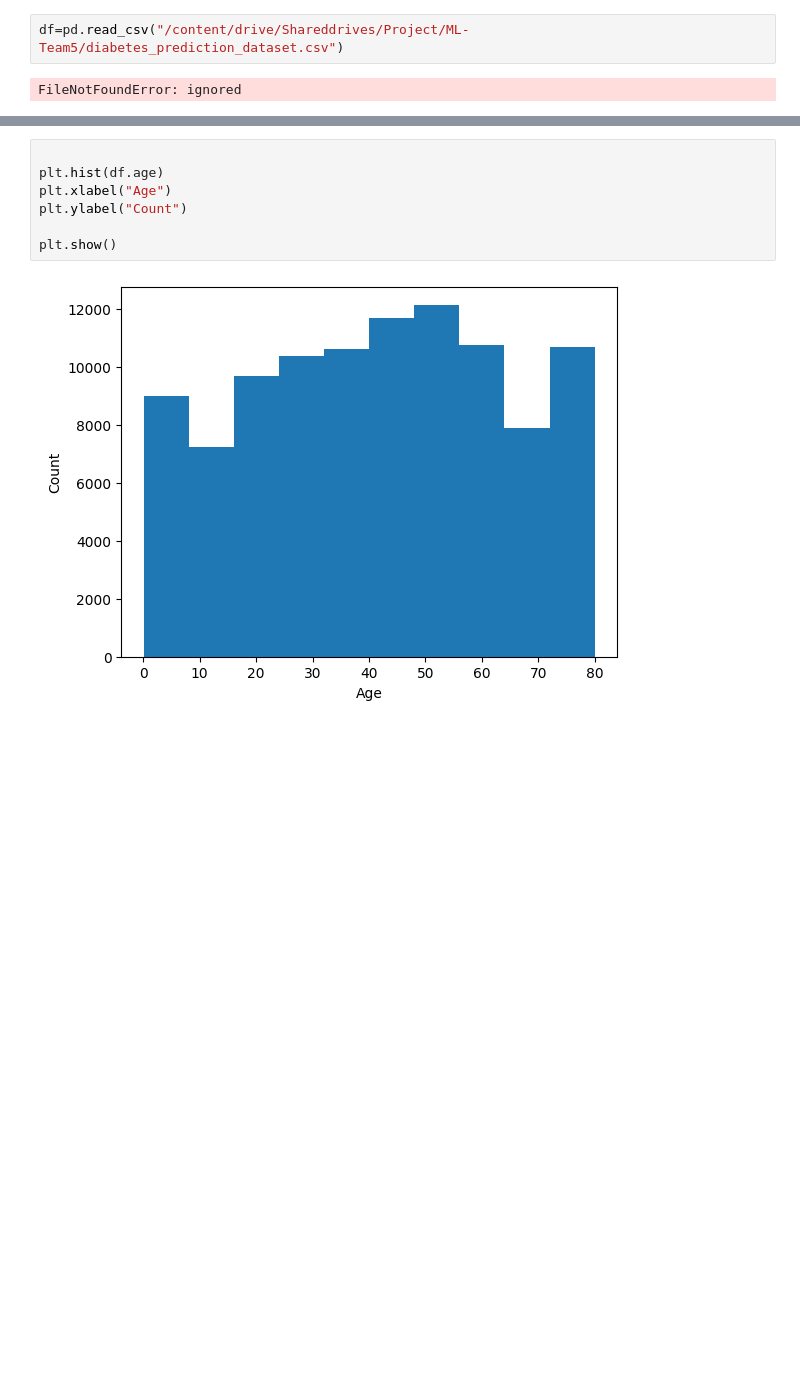
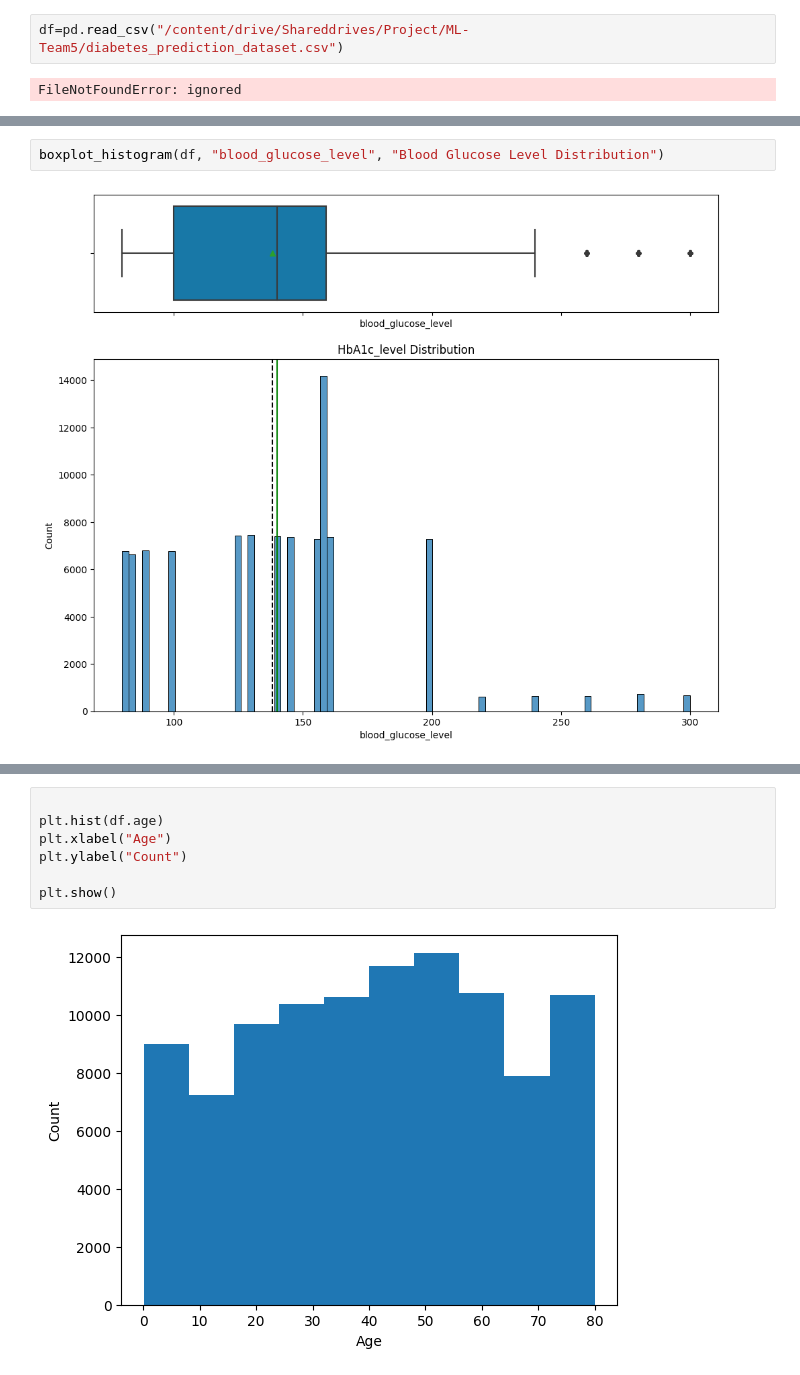
Before and after one commit to ChetanAIML/Team5, a Jupyter notebook: ML_FinalProject_Team5.ipynb, the cells around one changed output, grey strips where cells are left out. Cells and saved outputs as stored; diff of their text form; blank space fills up the shorter version.

```diff
--- a/ML_FinalProject_Team5.ipynb
+++ b/ML_FinalProject_Team5.ipynb
@@ -19,0 +178,4 @@ NameError: ignored
+# %%
+boxplot_histogram(df, "blood_glucose_level", "Blood Glucose Level Distribution")
+# %% [output]
+[figure, added]
```
Also changed, not shown: parts of 26 cells of this notebook.
